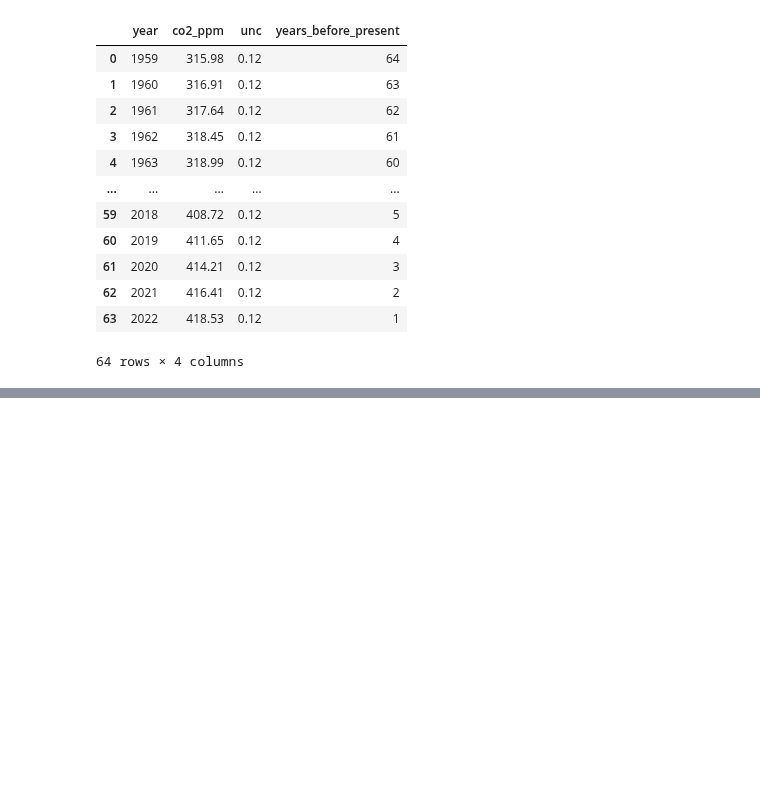
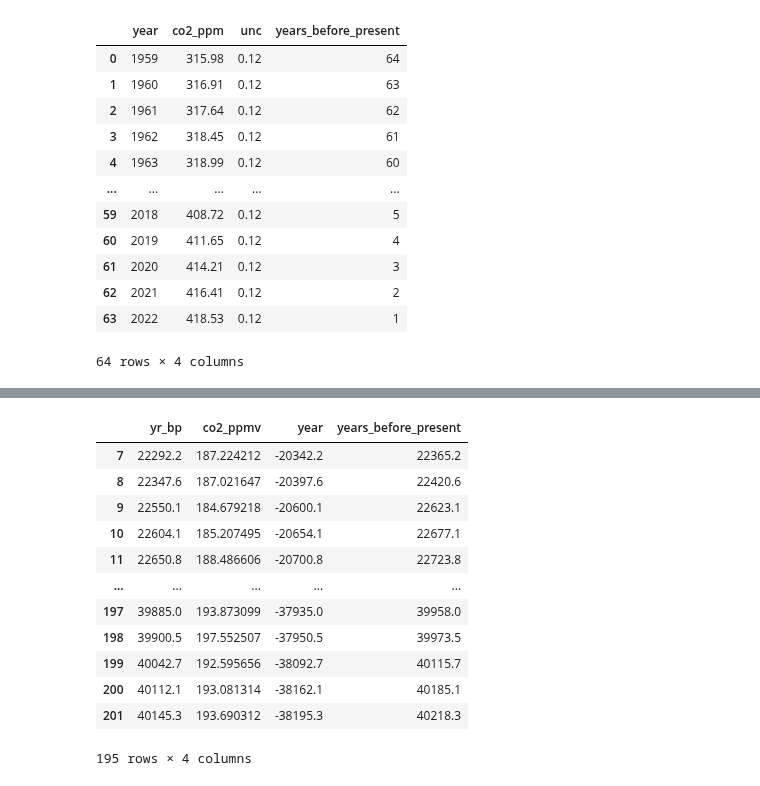
Before and after one commit to humphs078/Owner-avatar-programming_for_data_analysis_assignment_2, a Jupyter notebook: rough_work/ml_test_.ipynb, the cells around one changed output, grey strips where cells are left out. Drawn from its saved outputs; the diff is of its cells as text; code cells hidden in the pictures; blank space fills up the shorter version.

```diff
--- a/rough_work/ml_test_.ipynb
+++ b/rough_work/ml_test_.ipynb
@@ -161,0 +121,16 @@ marcott
+# %%
+year(ahn)
+# %% [output]
+|  | yr_bp | co2_ppmv | year | years_before_present |
+| 7 | 22292.2 | 187.224212 | -20342.2 | 22365.2 |
+| 8 | 22347.6 | 187.021647 | -20397.6 | 22420.6 |
+| 9 | 22550.1 | 184.679218 | -20600.1 | 22623.1 |
+| 10 | 22604.1 | 185.207495 | -20654.1 | 22677.1 |
+| 11 | 22650.8 | 188.486606 | -20700.8 | 22723.8 |
+| ... | ... | ... | ... | ... |
+| 197 | 39885.0 | 193.873099 | -37935.0 | 39958.0 |
+| 198 | 39900.5 | 197.552507 | -37950.5 | 39973.5 |
+| 199 | 40042.7 | 192.595656 | -38092.7 | 40115.7 |
+| 200 | 40112.1 | 193.081314 | -38162.1 | 40185.1 |
+| 201 | 40145.3 | 193.690312 | -38195.3 | 40218.3 |
+195 rows × 4 columns
```
Also changed, not shown: parts of 32 cells of this notebook.
